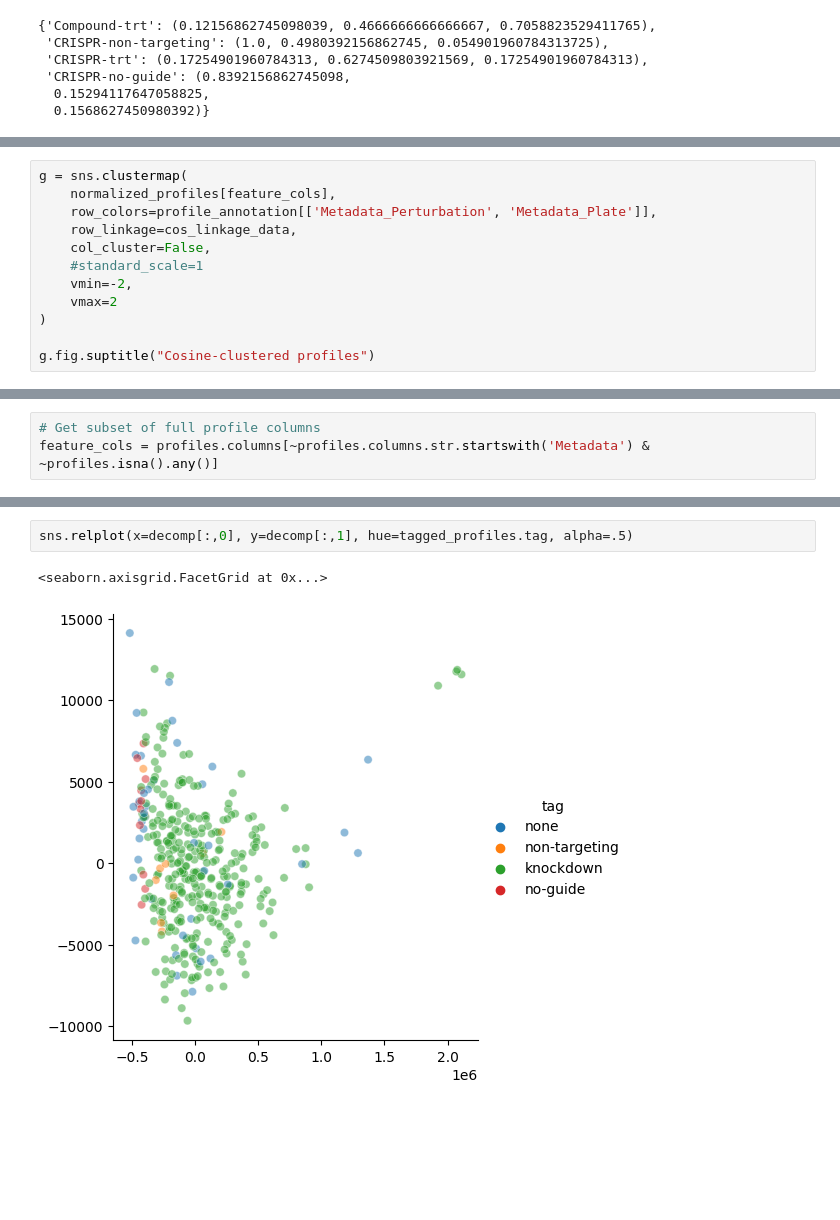
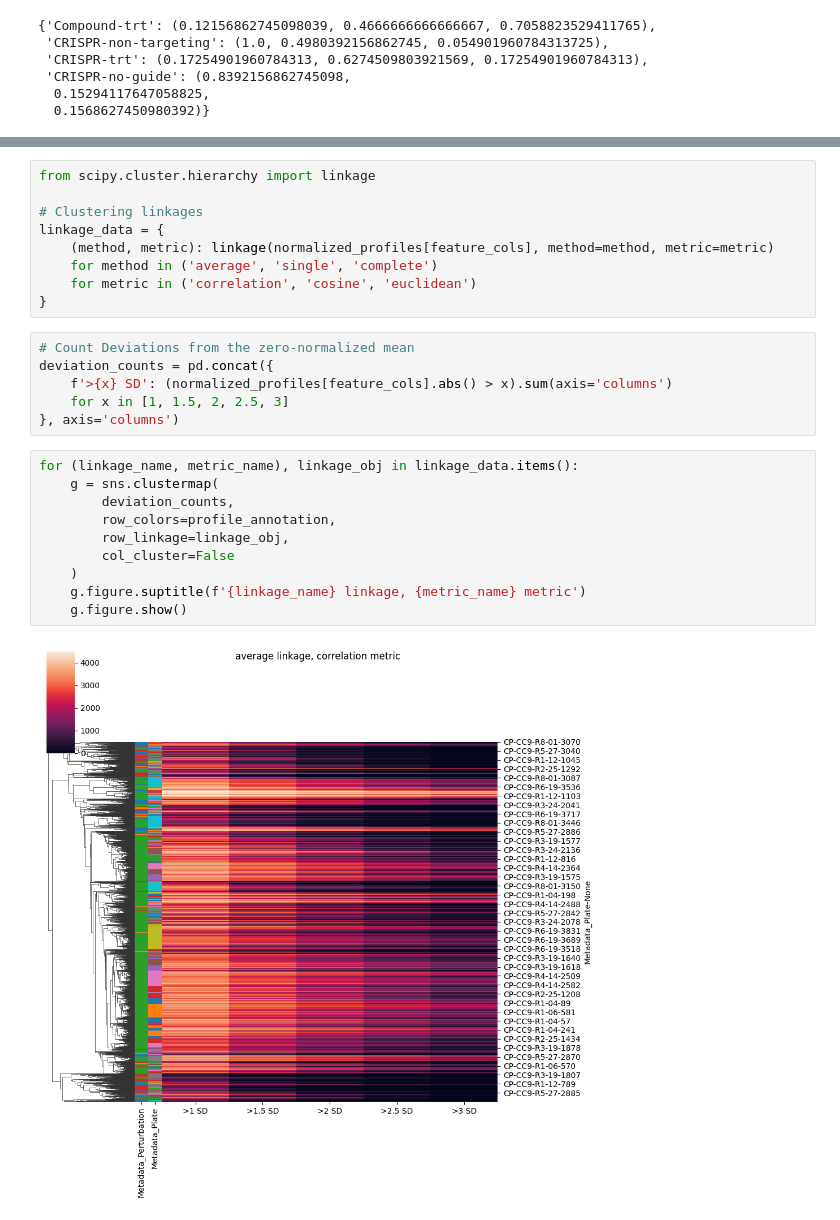
Before and after one commit to Craven-Biostat-Lab/morphology-prediction, a Jupyter notebook: data-loading.ipynb, the cells around one changed output, grey strips where cells are left out. Cells and saved outputs as stored; diff of their text form; blank space fills up the shorter version.

```diff
--- a/data-loading.ipynb
+++ b/data-loading.ipynb
@@ -556,12 +517,0 @@ Error:
-# %%
-g = sns.clustermap(
-    normalized_profiles[feature_cols],
-    row_colors=profile_annotation[['Metadata_Perturbation', 'Metadata_Plate']],
-    row_linkage=cos_linkage_data,
-    col_cluster=False,
-    #standard_scale=1
-    vmin=-2,
-    vmax=2
-)
-
-g.fig.suptitle("Cosine-clustered profiles")
@@ -814,3 +517,0 @@ Index(['Cells_AreaShape_FormFactor', 'Cytoplasm_AreaShape_FormFactor'], dtype='o
-# %%
-# Get subset of full profile columns
-feature_cols = profiles.columns[~profiles.columns.str.startswith('Metadata') & ~profiles.isna().any()]
@@ -888,5 +518,27 @@ tagged_profiles = profiles.merge(
-# %%
-sns.relplot(x=decomp[:,0], y=decomp[:,1], hue=tagged_profiles.tag, alpha=.5)
-# %% [output]
-<seaborn.axisgrid.FacetGrid at 0x...>
-[figure, removed]
+# %%
+from scipy.cluster.hierarchy import linkage
+
+# Clustering linkages
+linkage_data = {
+    (method, metric): linkage(normalized_profiles[feature_cols], method=method, metric=metric)
+    for method in ('average', 'single', 'complete')
+    for metric in ('correlation', 'cosine', 'euclidean')
+}
+# %%
+# Count Deviations from the zero-normalized mean
+deviation_counts = pd.concat({
+    f'>{x} SD': (normalized_profiles[feature_cols].abs() > x).sum(axis='columns')
+    for x in [1, 1.5, 2, 2.5, 3]
+}, axis='columns')
+# %%
+for (linkage_name, metric_name), linkage_obj in linkage_data.items():
+    g = sns.clustermap(
+        deviation_counts,
+        row_colors=profile_annotation,
+        row_linkage=linkage_obj,
+        col_cluster=False
+    )
+    g.figure.suptitle(f'{linkage_name} linkage, {metric_name} metric')
+    g.figure.show()
+# %% [output]
+[figure, added]
```
Also changed, not shown: parts of 80 cells of this notebook, 1 other file.
